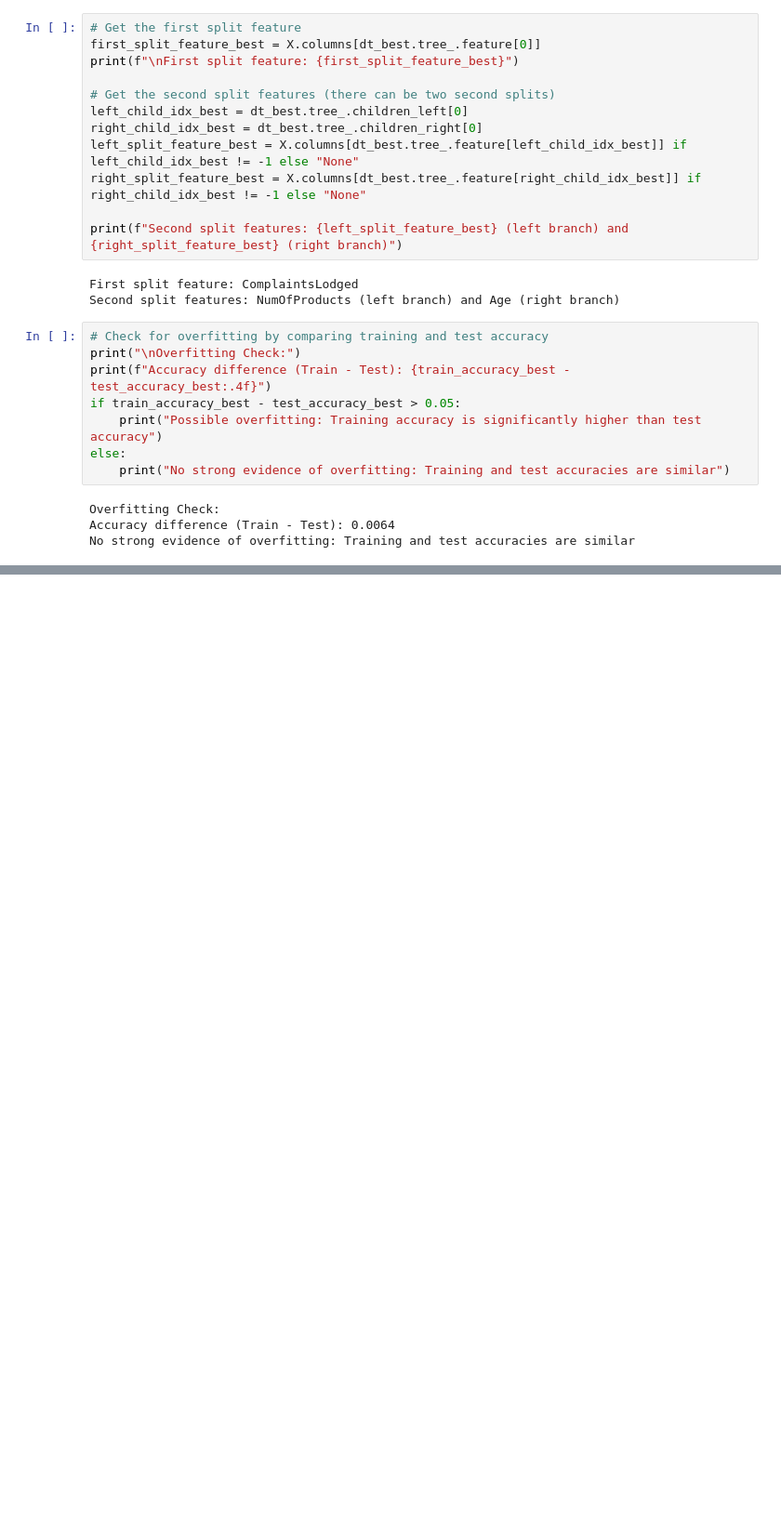
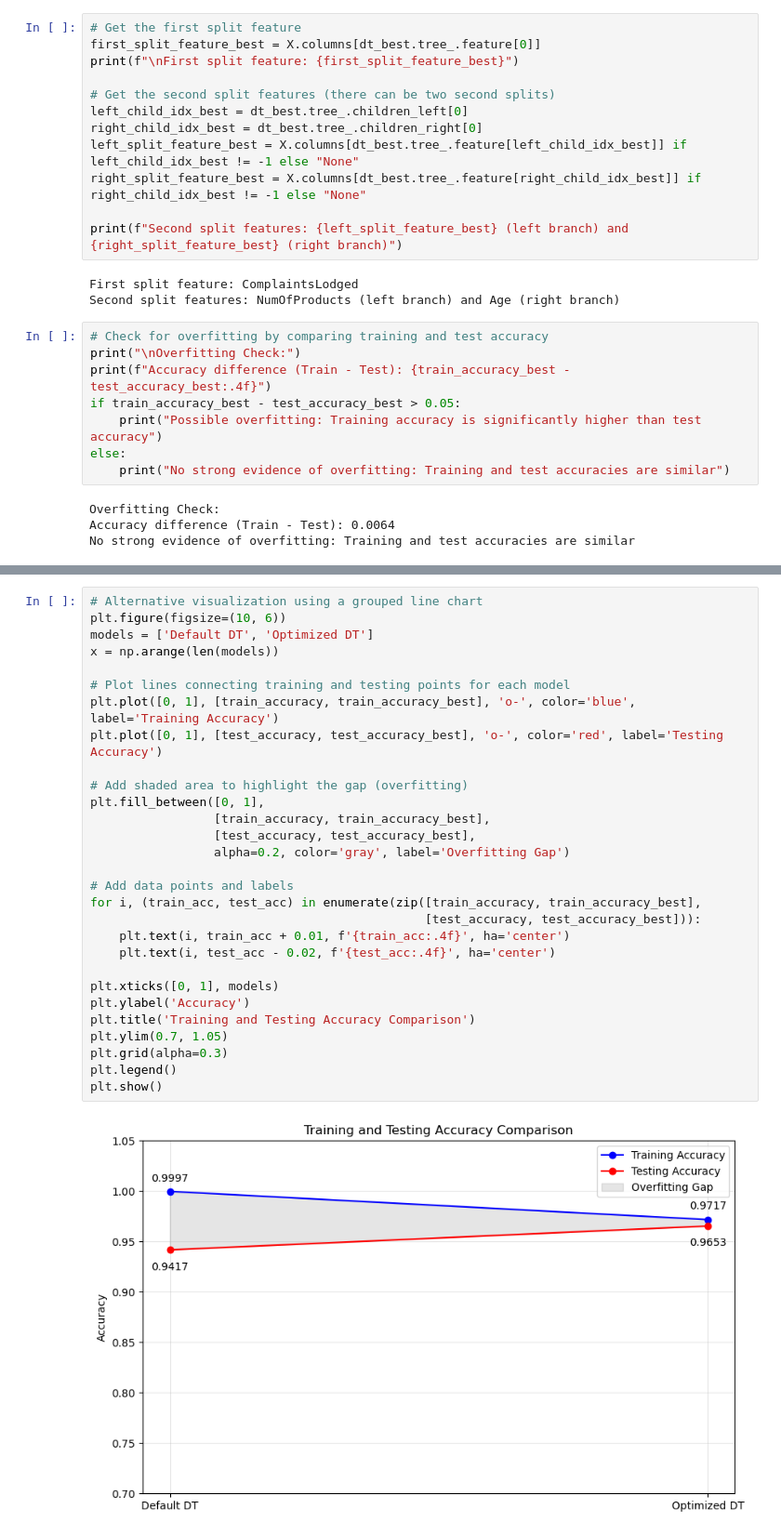
Before and after one commit to idrcmatre/churn-prediction-ml, a Jupyter notebook: Decision Trees.ipynb, the cells around one changed output, grey strips where cells are left out. Shown at 93% size. Saved outputs shown, nothing was run; the diff lists cells and outputs as text; blank space fills up the shorter version.

```diff
--- a/Decision Trees.ipynb
+++ b/Decision Trees.ipynb
@@ -251,0 +343,31 @@ No strong evidence of overfitting: Training and test accuracies are similar
+# %%
+# Alternative visualization using a grouped line chart
+plt.figure(figsize=(10, 6))
+models = ['Default DT', 'Optimized DT']
+x = np.arange(len(models))
+
+# Plot lines connecting training and testing points for each model
+plt.plot([0, 1], [train_accuracy, train_accuracy_best], 'o-', color='blue', label='Training Accuracy')
+plt.plot([0, 1], [test_accuracy, test_accuracy_best], 'o-', color='red', label='Testing Accuracy')
+
+# Add shaded area to highlight the gap (overfitting)
+plt.fill_between([0, 1],
+                 [train_accuracy, train_accuracy_best],
+                 [test_accuracy, test_accuracy_best],
+                 alpha=0.2, color='gray', label='Overfitting Gap')
+
+# Add data points and labels
+for i, (train_acc, test_acc) in enumerate(zip([train_accuracy, train_accuracy_best],
+                                              [test_accuracy, test_accuracy_best])):
+    plt.text(i, train_acc + 0.01, f'{train_acc:.4f}', ha='center')
+    plt.text(i, test_acc - 0.02, f'{test_acc:.4f}', ha='center')
+
+plt.xticks([0, 1], models)
+plt.ylabel('Accuracy')
+plt.title('Training and Testing Accuracy Comparison')
+plt.ylim(0.7, 1.05)
+plt.grid(alpha=0.3)
+plt.legend()
+plt.show()
+# %% [output]
+[figure, added]
```
Also changed, not shown: parts of 10 cells of this notebook.
